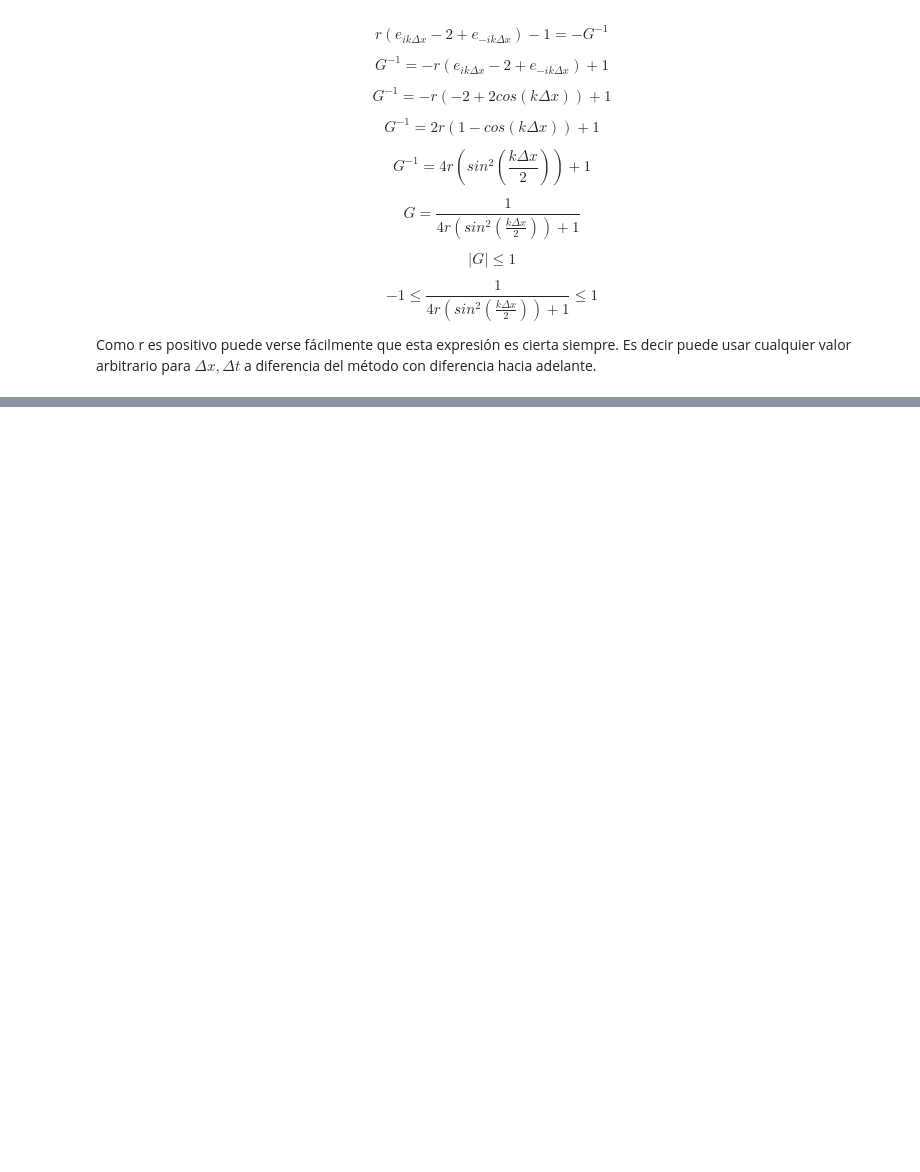
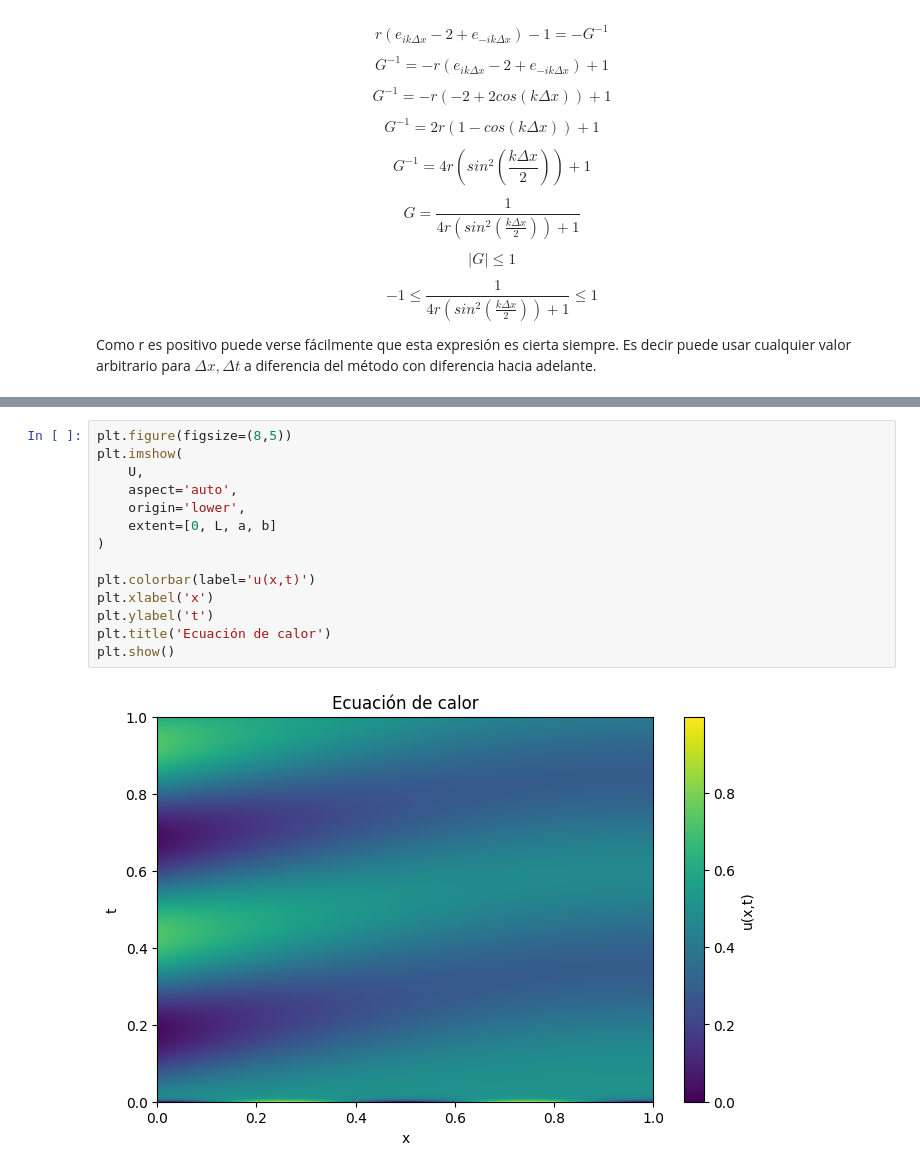
Before and after one commit to Alexander1251GIT/Analisis_Numerico, a Jupyter notebook: EDP.ipynb, the cells around one changed output, grey strips where cells are left out. Cells and saved outputs as stored; diff of their text form; blank space fills up the shorter version.

```diff
--- a/EDP.ipynb
+++ b/EDP.ipynb
@@ -366,0 +521,16 @@ Como r es positivo puede verse fácilmente que esta expresión es cierta siempre
+# %%
+plt.figure(figsize=(8,5))
+plt.imshow(
+    U,
+    aspect='auto',
+    origin='lower',
+    extent=[0, L, a, b]
+)
+
+plt.colorbar(label='u(x,t)')
+plt.xlabel('x')
+plt.ylabel('t')
+plt.title('Ecuación de calor')
+plt.show()
+# %% [output]
+[figure, added]
```
Also changed, not shown: parts of 9 cells of this notebook.
